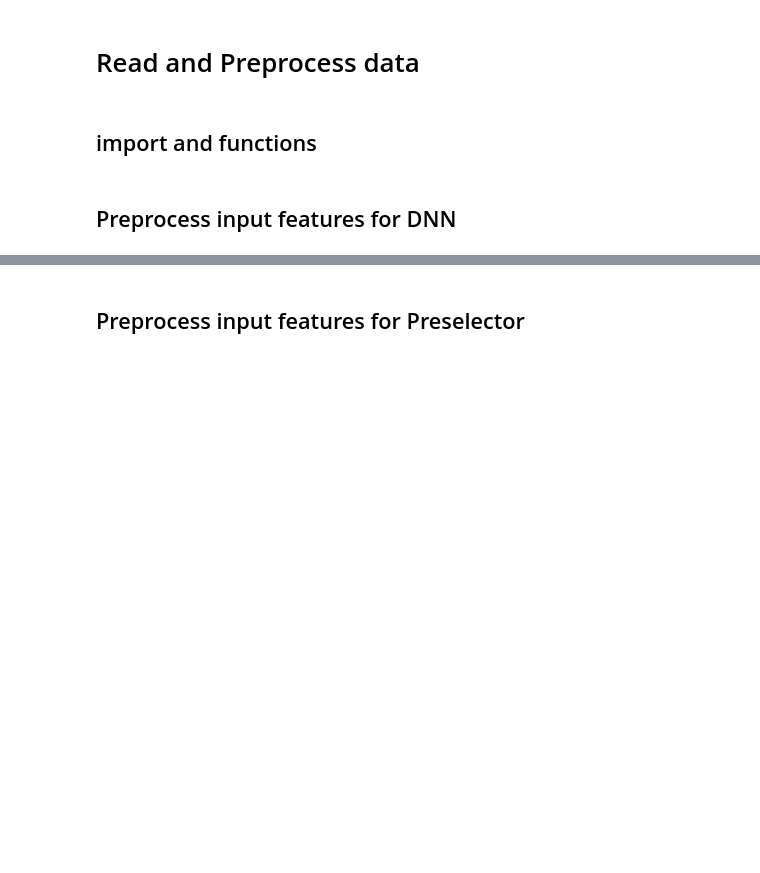
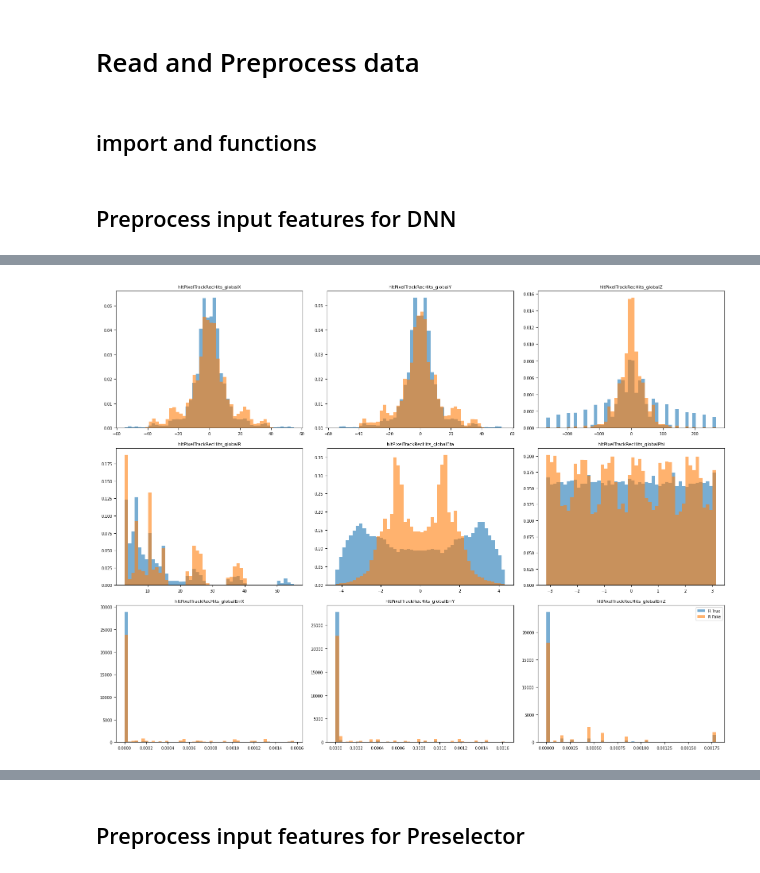
Before and after one commit to EmanueleCoradin/TrackSelectorDNN, a Jupyter notebook: PrepareOneHot.ipynb, the cells around one changed output, grey strips where cells are left out. Saved outputs shown, nothing was run; the diff lists cells and outputs as text; code cells hidden in the pictures; blank space fills up the shorter version.

```diff
--- a/PrepareOneHot.ipynb
+++ b/PrepareOneHot.ipynb
@@ -14,10 +14,10 @@ from trackkit import preprocessing as pre
 from trackkit import plotting as plot
 from trackkit import summary as summ
 # %%
-INPUT_PATH  = "/shared/data/100_tracks_skip-connections_dataset.root"
-OUTPUT_PATH = "/eos/user/e/ecoradin/GitHub/TrackSelectorDNN/TrackSelectorDNN/data/100_tracks_train-val_dataset_skip-connections.pt"
-OUTPUT_PATH_TRAIN = "/eos/user/e/ecoradin/GitHub/TrackSelectorDNN/TrackSelectorDNN/data/100_tracks_train_dataset_skip-connections.pt"
-OUTPUT_PATH_VAL  = "/eos/user/e/ecoradin/GitHub/TrackSelectorDNN/TrackSelectorDNN/data/100_tracks_val_dataset_skip-connections.pt"
+INPUT_PATH  = "/shared/data/100_tracks_skip-connections_GNN.root"
+OUTPUT_PATH = "/eos/user/e/ecoradin/GitHub/TrackSelectorDNN/TrackSelectorDNN/data/100_tracks_train-val_dataset_skip-connections_GNN.pt"
+OUTPUT_PATH_TRAIN = "/eos/user/e/ecoradin/GitHub/TrackSelectorDNN/TrackSelectorDNN/data/100_tracks_train_dataset_skip-connections_GNN.pt"
+OUTPUT_PATH_VAL  = "/eos/user/e/ecoradin/GitHub/TrackSelectorDNN/TrackSelectorDNN/data/100_tracks_val_dataset_skip-connections_GNN.pt"
 MAX_HITS = 16
 
 LOW_PERCENTILE  = 0.001
@@ -27,8 +27,6 @@ EPSILON = 1.e-8
 # For the preselector
 
 ONE_HOT_CONFIG = {
-    "hltPixelTrack_nPixelHits": [2, 3, 4, 5, 6],
-    "hltPixelTrack_nTrkLays":   [4, 5, 6, 7],
     "hltPixelTrack_ndof":       [3, 5, 7, 9],
 }
 
@@ -47,19 +45,32 @@ recHitBranches = [
     "hltPixelTrackRecHits_globalX",
     "hltPixelTrackRecHits_globalY",
     "hltPixelTrackRecHits_globalZ",
+    "hltPixelTrackRecHits_globalR",
+    "hltPixelTrackRecHits_globalEta",
+    "hltPixelTrackRecHits_globalPhi",
     "hltPixelTrackRecHits_globalErrX",
     "hltPixelTrackRecHits_globalErrY",
     "hltPixelTrackRecHits_globalErrZ",
-    "hltPixelTrackRecHits_globalR",
-    "hltPixelTrackRecHits_globalEta",
-    "hltPixelTrackRecHits_globalPhi"
+]
+
+recHitExtraBranches = [
+    "hltPixelTrackRecHits_side",
+    "hltPixelTrackRecHits_subdetId",
+    "hltPixelTrackRecHits_layer",
+]
+
+ONE_HOT_CONFIG_EXTRA = {
+    "hltPixelTrackRecHits_side":     [0,1,2],
+    "hltPixelTrackRecHits_subdetId": [1,2,5],
+}
+
+CONTINUOUS_EXTRA = [
+    "hltPixelTrackRecHits_layer",
 ]
 
 recoPixelTrackBranches = [
     "hltPixelTrack_matched",
     "hltPixelTrack_isHighPurity",
-    "hltPixelTrack_nPixelHits",
-    "hltPixelTrack_nTrkLays",
     "hltPixelTrack_charge",
     "hltPixelTrack_chi2",
     "hltPixelTrack_dXY",
@@ -206,3 +427,17 @@ issues_recHits = summ.flag_outliers(summary_recHits)
+# %%
+recHitFeatures_plot = np.array(pre.masked_flatten(recHitFeatures, isRecHit)).T
+y_hits = np.repeat(recoPixelTrackLabels, isRecHit.sum(axis=1))  # only if you want to compare by label
+
+plot.plot_feature_distributions(
+    X_ref=recHitFeatures_plot,
+    feature_names=recHitBranches,
+    y=y_hits,
+    labels=("Raw recHits"),
+    n_cols=3,
+    bins=50
+)
+# %% [output]
+[figure, added]
 # %%
 do_log_hit = []
 log_recHit_vars = ["hltPixelTrackRecHits_globalR", "hltPixelTrackRecHits_globalErrX", "hltPixelTrackRecHits_globalErrY", "hltPixelTrackRecHits_globalErrZ"]
```
Also changed, not shown: parts of 28 cells of this notebook, 6 other files.
